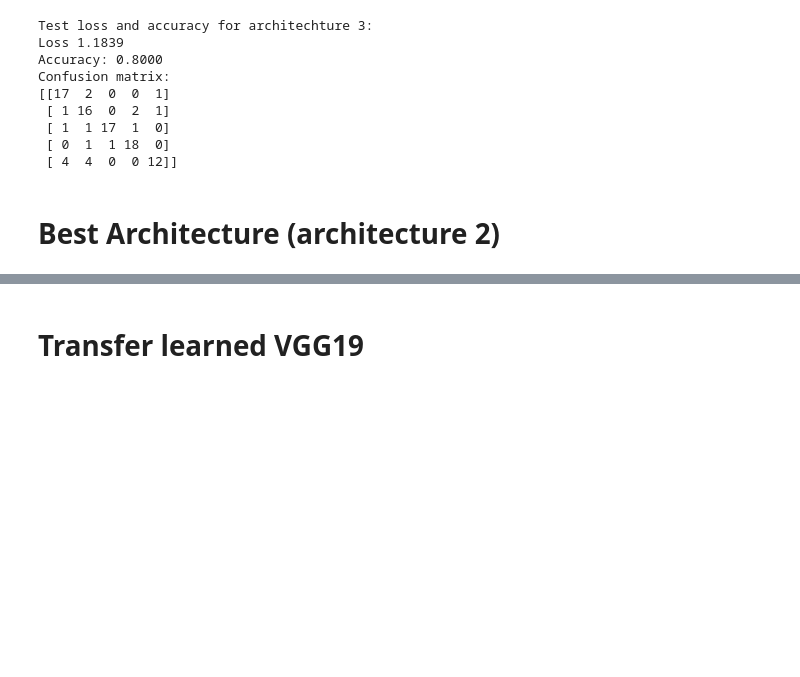
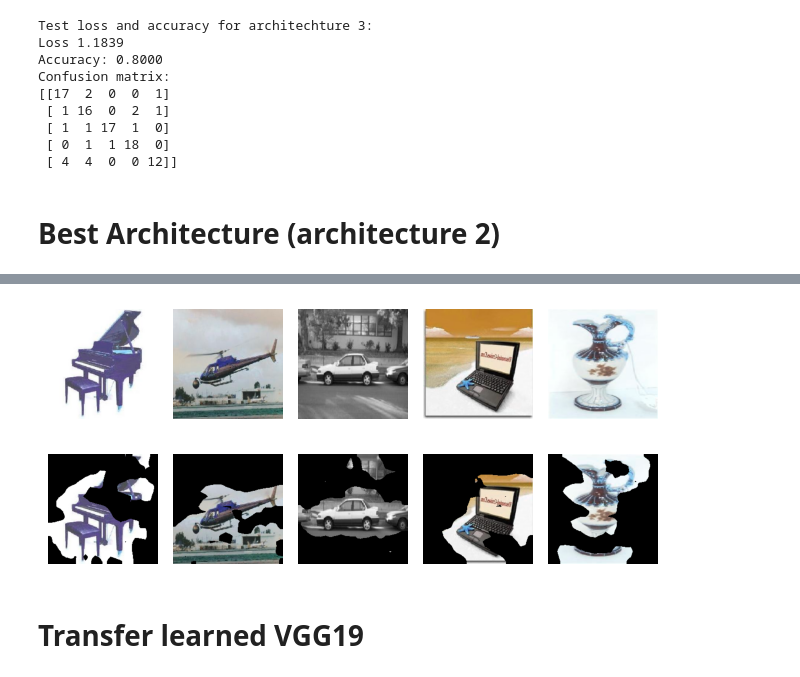
Before and after one commit to imraunav/Deep-Learning-and-Applications, a Jupyter notebook: ProgrammingAssignment5/results.ipynb, the cells around one changed output, grey strips where cells are left out. Drawn from its saved outputs; the diff is of its cells as text; code cells hidden in the pictures; blank space fills up the shorter version.

Commit message:
Maximal activation patch done, Guidedbackprop and GradCAM left

```diff
--- a/ProgrammingAssignment5/results.ipynb
+++ b/ProgrammingAssignment5/results.ipynb
@@ -331,3 +332,11 @@ for n, i in enumerate(idx):
 #     plt.imshow(feature_maps[2][0, :, :, i])
 #     # print(feature_maps[0][1, :, :, i])
 #     plt.axis("off")
+# %%
+imgs = [x_train[2+20], #piano
+       x_train[52+20], #helicoptor
+       x_train[102], #car
+       x_train[152+20], #laptop
+       x_train[202], #vase
+       ]
+# plt.imshow(img1)
@@ -334,3 +382,24 @@ for n, i in enumerate(idx):
+# %%
+# plt.figure(figsize=(10,5))
+for i, img in enumerate(imgs):
+    plt.subplot(1,5,i+1)
+    # plt.suptitle("Original input")
+    plt.imshow(img)
+    plt.axis('off')
+plt.tight_layout()
+plt.show()
+for i, img in enumerate(masked_imgs):
+    plt.subplot(1,5,i+1)
+    # plt.suptitle("Patch activating the neuron")
+    plt.imshow(img)
+    # plt.title('Max activation for filter ')
+    plt.axis('off')
+    # plt.show()
+plt.tight_layout()
+plt.show()
+# %% [output]
+[figure, added]
+[figure, added]
 # %% [markdown]
 # Transfer learned VGG19
 # %%
```
Also changed, not shown: parts of 11 cells of this notebook.
